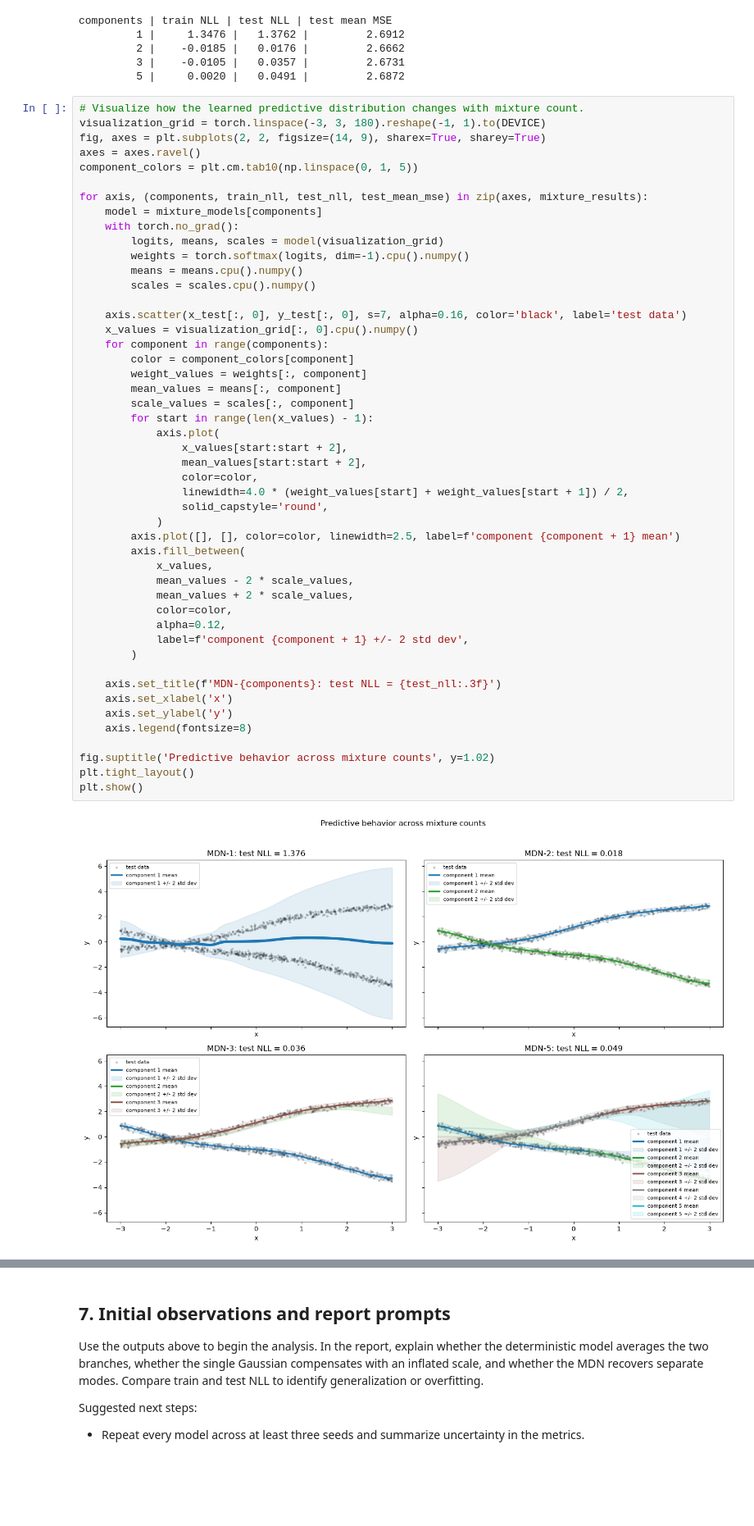
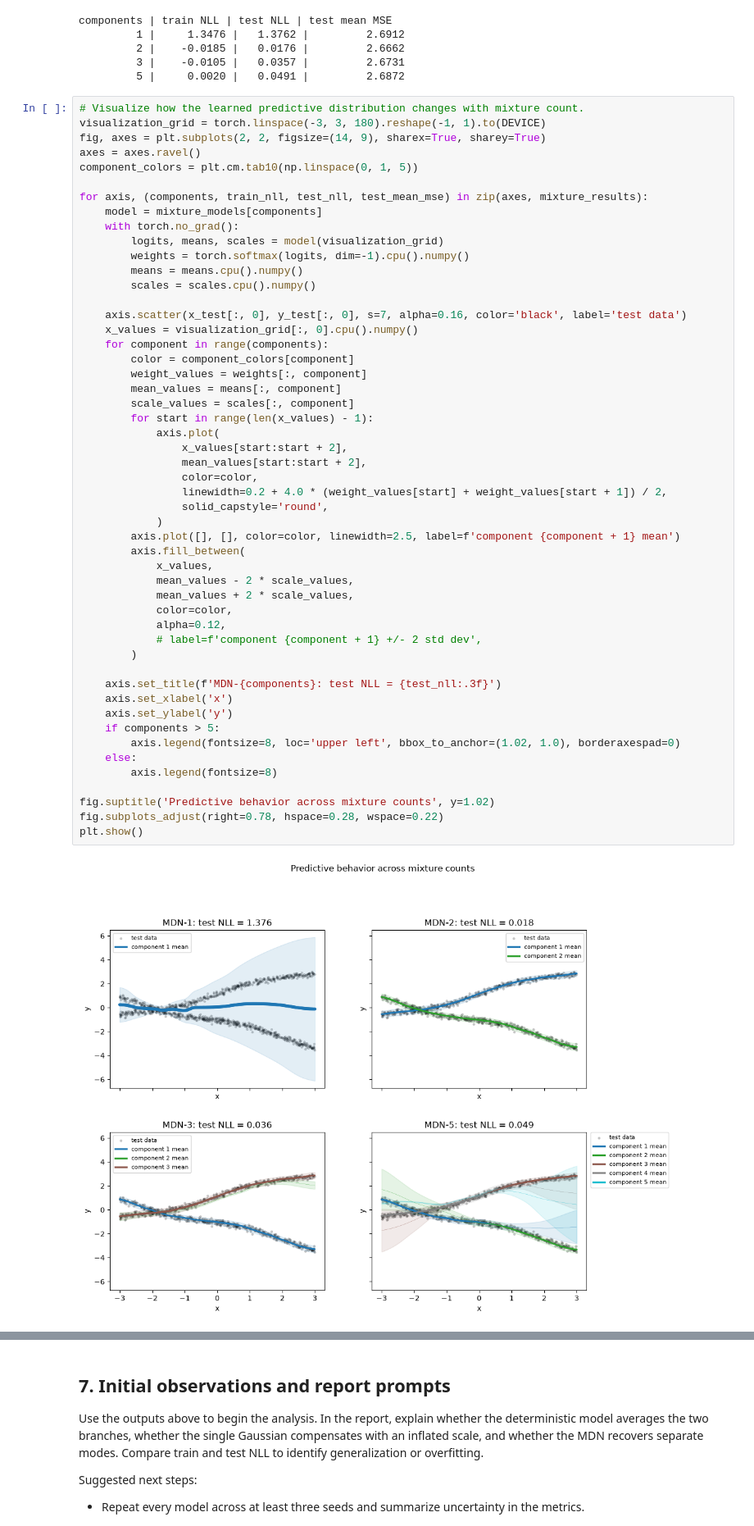
Before and after one commit to jvtricking/CS6956-MDN, a Jupyter notebook: mdn_2d_starter.ipynb, the cells around one changed output, grey strips where cells are left out. Shown at 82% size. Saved outputs shown, nothing was run; the diff lists cells and outputs as text; blank space fills up the shorter version.

Commit message:
std labels removed from subplot legends and figure caption added

```diff
--- a/mdn_2d_starter.ipynb
+++ b/mdn_2d_starter.ipynb
@@ -368,35 +368,38 @@ for axis, (components, train_nll, test_nll, test_mean_mse) in zip(axes, mixture_
     axis.scatter(x_test[:, 0], y_test[:, 0], s=7, alpha=0.16, color='black', label='test data')
     x_values = visualization_grid[:, 0].cpu().numpy()
     for component in range(components):
         color = component_colors[component]
         weight_values = weights[:, component]
         mean_values = means[:, component]
         scale_values = scales[:, component]
         for start in range(len(x_values) - 1):
             axis.plot(
                 x_values[start:start + 2],
                 mean_values[start:start + 2],
                 color=color,
-                linewidth=4.0 * (weight_values[start] + weight_values[start + 1]) / 2,
+                linewidth=0.2 + 4.0 * (weight_values[start] + weight_values[start + 1]) / 2,
                 solid_capstyle='round',
             )
         axis.plot([], [], color=color, linewidth=2.5, label=f'component {component + 1} mean')
         axis.fill_between(
             x_values,
             mean_values - 2 * scale_values,
             mean_values + 2 * scale_values,
             color=color,
             alpha=0.12,
-            label=f'component {component + 1} +/- 2 std dev',
+            # label=f'component {component + 1} +/- 2 std dev',
         )
 
     axis.set_title(f'MDN-{components}: test NLL = {test_nll:.3f}')
     axis.set_xlabel('x')
     axis.set_ylabel('y')
-    axis.legend(fontsize=8)
+    if components > 5:
+        axis.legend(fontsize=8, loc='upper left', bbox_to_anchor=(1.02, 1.0), borderaxespad=0)
+    else:
+        axis.legend(fontsize=8)
 
 fig.suptitle('Predictive behavior across mixture counts', y=1.02)
-plt.tight_layout()
+fig.subplots_adjust(right=0.78, hspace=0.28, wspace=0.22)
 plt.show()
 # %% [output]
-[figure, old version]
+[figure, new version]
```
Also changed, not shown: parts of 1 cell of this notebook.
